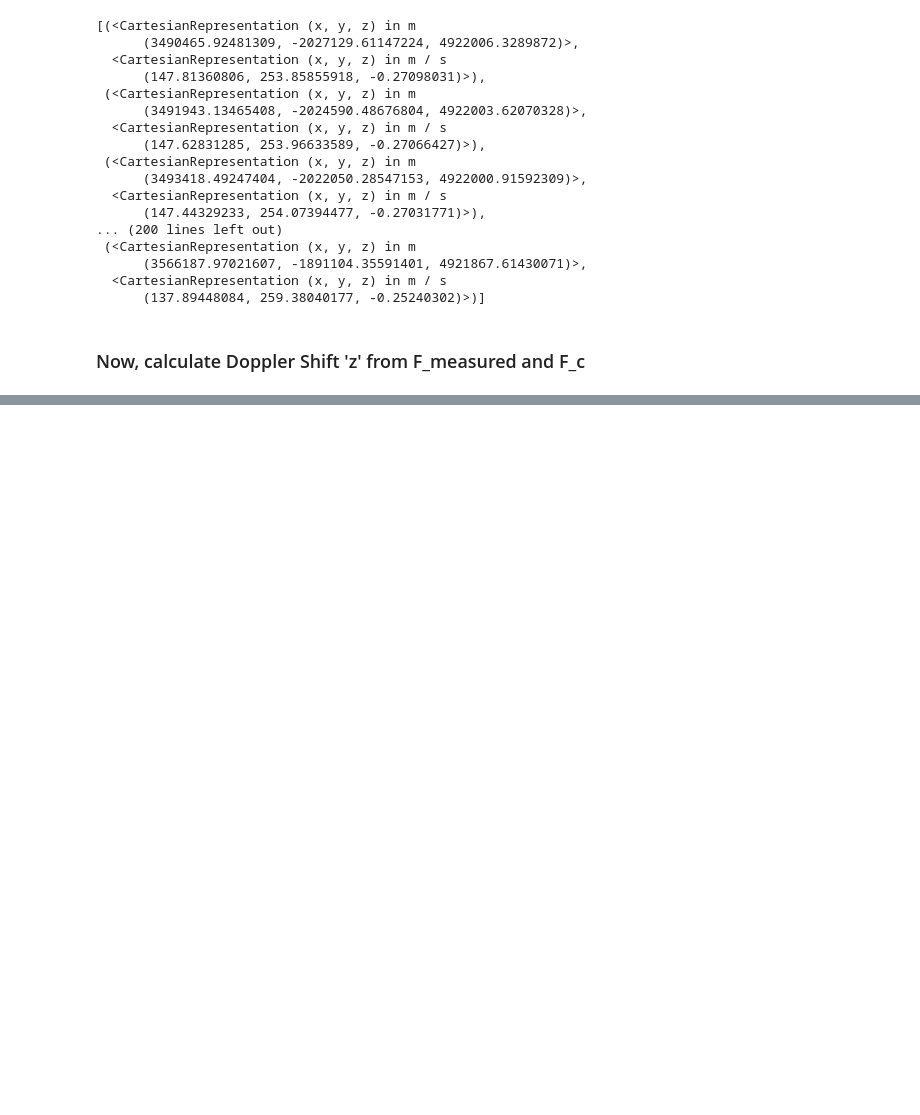
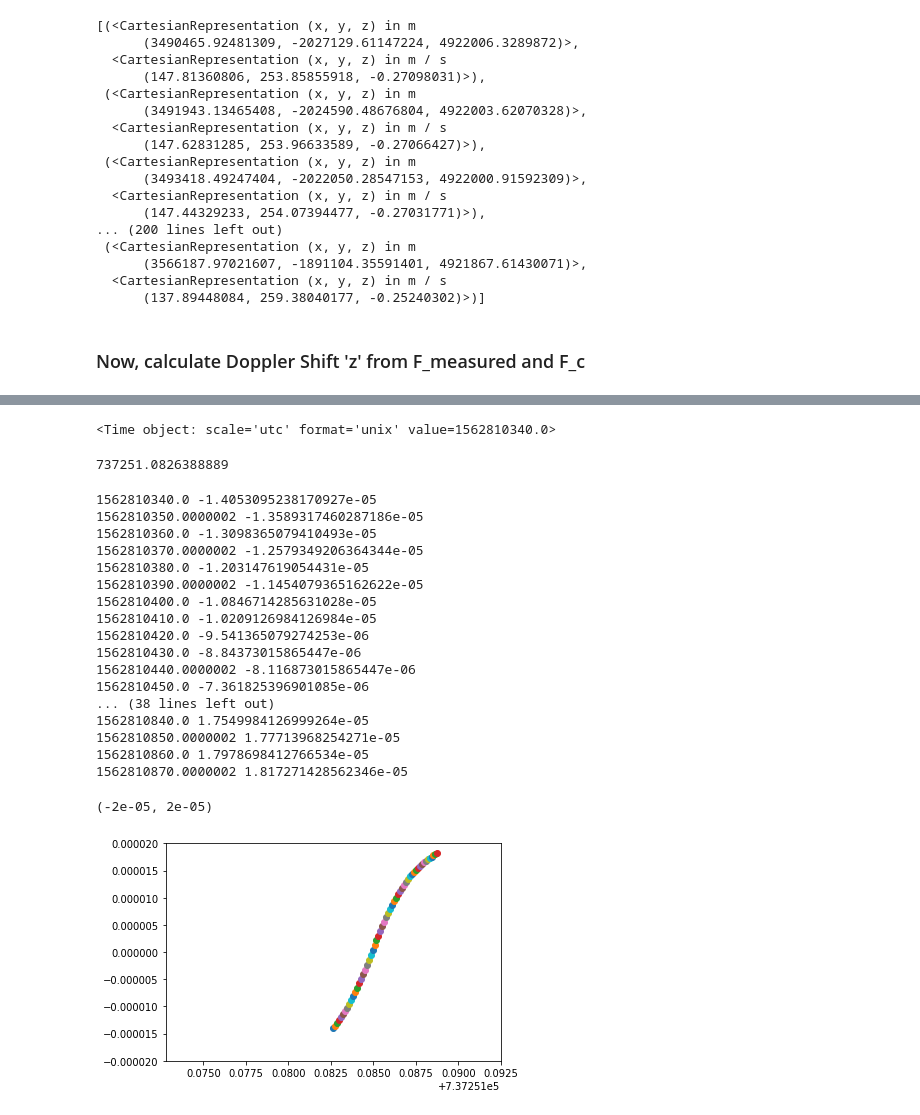
Before and after one commit to aerospaceresearch/orbitdeterminator, a Jupyter notebook: orbitdeterminator/mcmc_doppler_determination/04_loading_single_file.ipynb, the cells around one changed output, grey strips where cells are left out. Cells and saved outputs as stored; diff of their text form; code cells hidden in the pictures; blank space fills up the shorter version.

Commit message:
Reading data from the first real measurement

```diff
--- a/orbitdeterminator/mcmc_doppler_determination/04_mcmc_main.ipynb
+++ b/orbitdeterminator/mcmc_doppler_determination/04_loading_single_file.ipynb
@@ -213,0 +262,2 @@ GS_loc
+# %%
+f_c = obj['satellites'][0]['f_c']
@@ -213,0 +268,5 @@ GS_loc
+# %%
+f_m = []
+for dat in data:
+    f_m.append(float(dat['f_m']))
+    print(f_m[-1])
@@ -213,0 +299,5 @@ GS_loc
+# %%
+z = []
+for f in f_m:
+    print(get_redshift(f_c, f))
+    z.append(get_redshift(f_c, f))
@@ -213,0 +342,5 @@ GS_loc
+# %%
+
+
+for tau in timelist:
+    print(tau.plot_date)
@@ -213,0 +365,34 @@ GS_loc
+# %%
+timelist[0]
+# %% [output]
+<Time object: scale='utc' format='unix' value=1562810340.0>
+# %%
+timelist[0].plot_date
+# %% [output]
+737251.0826388889
+# %%
+for tau, z_m in zip(timelist, z):
+    print(tau, z_m)
+    plt.scatter(tau.plot_date, z_m)
+
+plt.ylim(-2e-05, 2e-05)
+# %% [output]
+1562810340.0 -1.4053095238170927e-05
+1562810350.0000002 -1.3589317460287186e-05
+1562810360.0 -1.3098365079410493e-05
+1562810370.0000002 -1.2579349206364344e-05
+1562810380.0 -1.203147619054431e-05
+1562810390.0000002 -1.1454079365162622e-05
+1562810400.0 -1.0846714285631028e-05
+1562810410.0 -1.0209126984126984e-05
+1562810420.0 -9.541365079274253e-06
+1562810430.0 -8.84373015865447e-06
+1562810440.0000002 -8.116873015865447e-06
+1562810450.0 -7.361825396901085e-06
+... (38 lines left out)
+1562810840.0 1.7549984126999264e-05
+1562810850.0000002 1.77713968254271e-05
+1562810860.0 1.7978698412766534e-05
+1562810870.0000002 1.817271428562346e-05
+(-2e-05, 2e-05)
+[figure, added]
```
Also changed, not shown: parts of 14 cells of this notebook, 1 other file.
